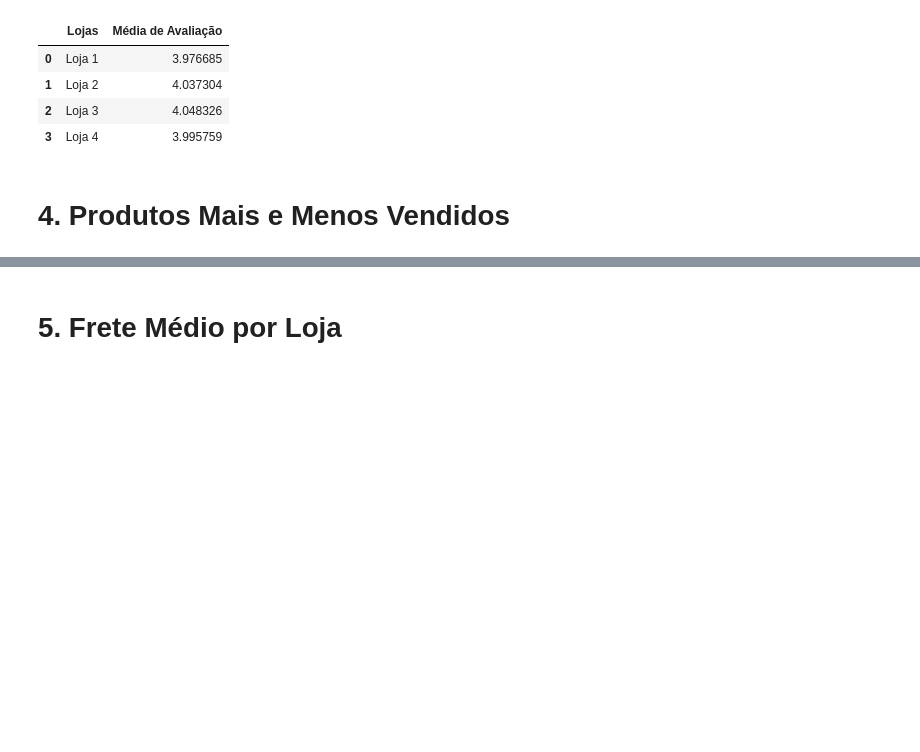
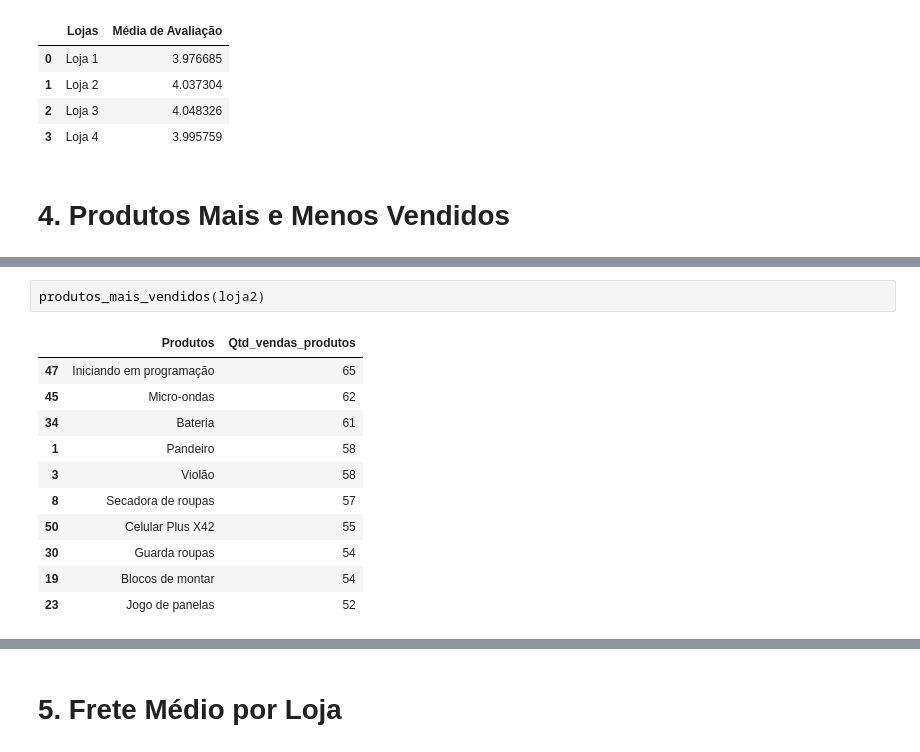
Before and after one commit to bdev16/Alura_Store_Challenger, a Jupyter notebook: AluraStoreBr.ipynb, the cells around one changed output, grey strips where cells are left out. Drawn from its saved outputs; the diff is of its cells as text; blank space fills up the shorter version.

```diff
--- a/AluraStoreBr.ipynb
+++ b/AluraStoreBr.ipynb
@@ -213,0 +290,14 @@ pd.DataFrame(media_avaliacao_lojas, columns=['Lojas', 'Média de Avaliação'])
+# %%
+produtos_mais_vendidos(loja2)
+# %% [output]
+|  | Produtos | Qtd_vendas_produtos |
+| 47 | Iniciando em programação | 65 |
+| 45 | Micro-ondas | 62 |
+| 34 | Bateria | 61 |
+| 1 | Pandeiro | 58 |
+| 3 | Violão | 58 |
+| 8 | Secadora de roupas | 57 |
+| 50 | Celular Plus X42 | 55 |
+| 30 | Guarda roupas | 54 |
+| 19 | Blocos de montar | 54 |
+| 23 | Jogo de panelas | 52 |
```
Also changed, not shown: parts of 8 cells of this notebook.
